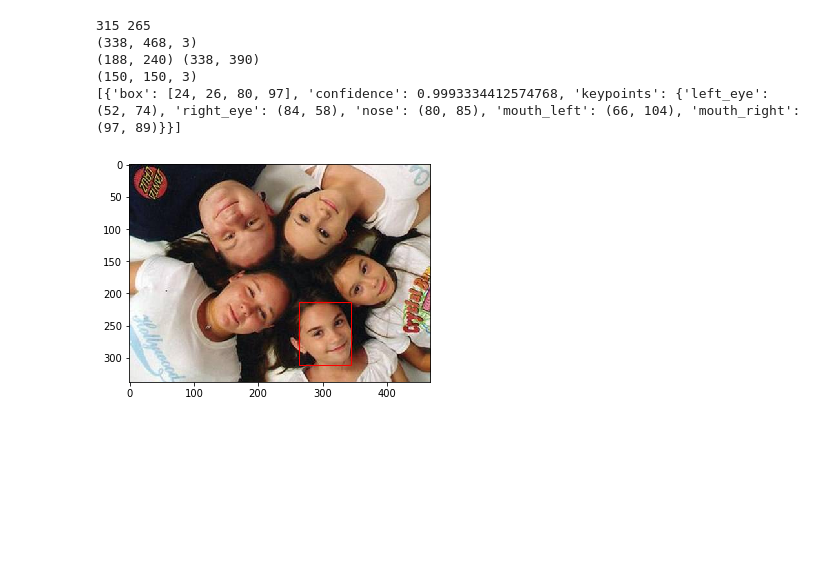
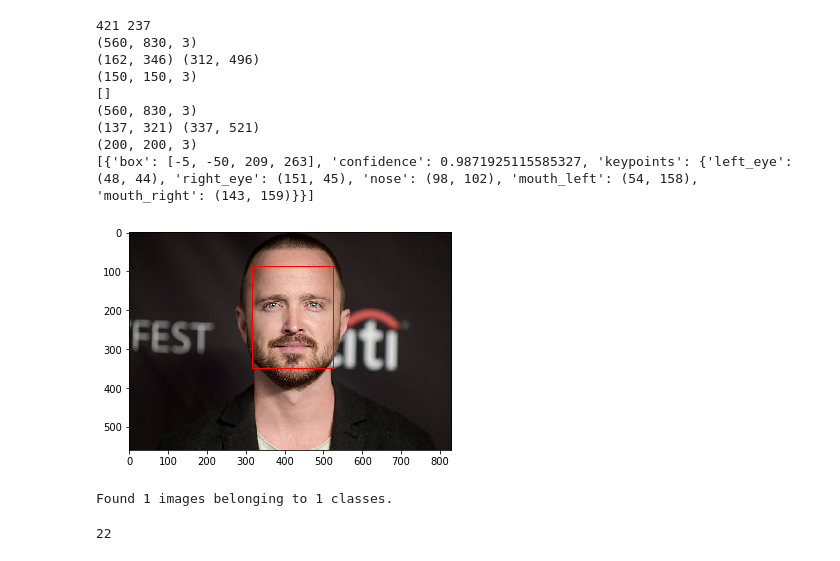
Before and after one commit to Srijan1998/btp, a Jupyter notebook: project.ipynb, the cells around one changed output. Cells and saved outputs as stored; diff of their text form; code cells hidden in the pictures; blank space fills up the shorter version.

```diff
--- a/project.ipynb
+++ b/project.ipynb
@@ -45,9 +45,9 @@ def crop(event, x, y, flags, param):
             print(top_left, bottom_right)
             crop_img = img[top_left[0]:bottom_right[0], top_left[1]:bottom_right[1]]
             print(crop_img.shape)
-            cv2.imwrite('save1.jpg', crop_img)
-            img1 = pyplot.imread('save1.jpg')
-            img2 = pyplot.imread('5.jpeg')
+            cv2.imwrite('image/1/save1.jpg', crop_img)
+            img1 = pyplot.imread('image/1/save1.jpg')
+            img2 = pyplot.imread('1.jpg')
             detector = MTCNN()
             faces = detector.detect_faces(img1)
             print(faces)
@@ -61,21 +61,24 @@ def crop(event, x, y, flags, param):
                     rect = Rectangle((x, y), width, height, fill=False, color='red')
                     ax.add_patch(rect)
                     pyplot.show()
-                    # draw_image_with_boxes(img1, faces)
                 break
             else:
                 inc = inc + 25
 # %%
 cv2.namedWindow("image")
-img = cv2.imread("5.jpeg")
+img = cv2.imread("1.jpg")
 cv2.setMouseCallback("image", crop)
 cv2.imshow("image", img)
 cv2.waitKey(0)
 cv2.destroyAllWindows()
 # %% [output]
-315 265
-(338, 468, 3)
-(188, 240) (338, 390)
+421 237
+(560, 830, 3)
+(162, 346) (312, 496)
 (150, 150, 3)
-[{'box': [24, 26, 80, 97], 'confidence': 0.9993334412574768, 'keypoints': {'left_eye': (52, 74), 'right_eye': (84, 58), 'nose': (80, 85), 'mouth_left': (66, 104), 'mouth_right': (97, 89)}}]
+[]
+(560, 830, 3)
+(137, 321) (337, 521)
+(200, 200, 3)
+[{'box': [-5, -50, 209, 263], 'confidence': 0.9871925115585327, 'keypoints': {'left_eye': (48, 44), 'right_eye': (151, 45), 'nose': (98, 102), 'mouth_left': (54, 158), 'mouth_right': (143, 159)}}]
-[figure, old version]
+[figure, new version]
@@ -81,0 +91,10 @@ cv2.destroyAllWindows()
+# %%
+one = datagen.flow_from_directory('image', class_mode='categorical', batch_size=1, shuffle = False)
+# %% [output]
+Found 1 images belonging to 1 classes.
+# %%
+import numpy as np
+v = model.predict(one)
+print(np.argmax(v[0]))
+# %% [output]
+22
```
Also changed, not shown: parts of 4 cells of this notebook, 5 other files.
